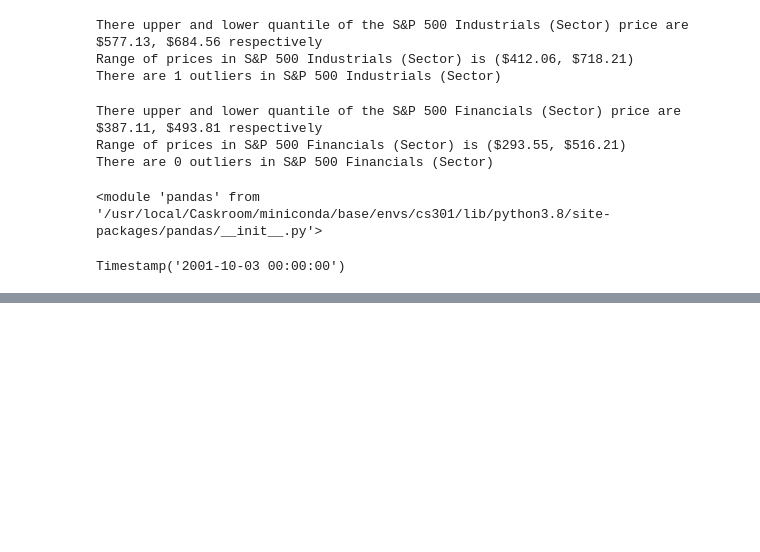
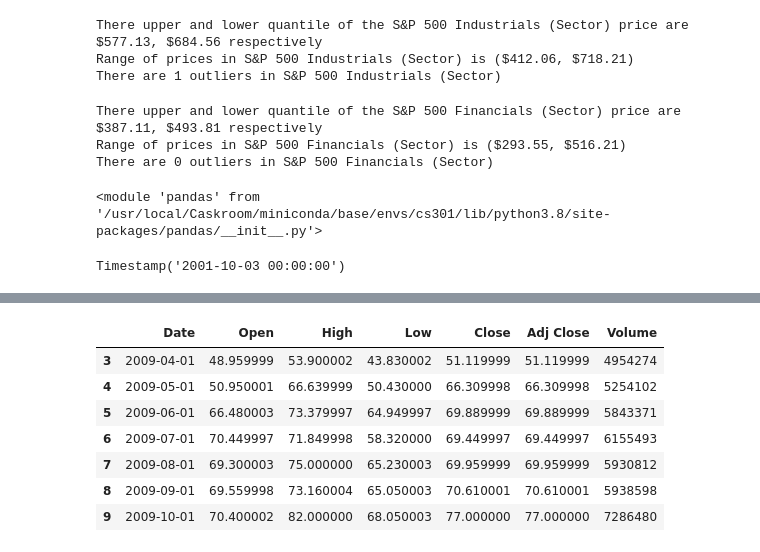
Before and after one commit to cs301-star/CS301, a Jupyter notebook: Analysis of the U.S. Stock Market.ipynb, the cells around one changed output, grey strips where cells are left out. Cells and saved outputs as stored; diff of their text form; code cells hidden in the pictures; blank space fills up the shorter version.

```diff
--- a/Analysis of the U.S. Stock Market.ipynb
+++ b/Analysis of the U.S. Stock Market.ipynb
@@ -459,0 +480,12 @@ show_range(gold_df, 'Date', dynamic_timestamp(2009, 3, 1), dynamic_timestamp(200
+# %%
+# OIL
+get_range(clf_df, 'Date', *swine_dates)
+# %% [output]
+|  | Date | Open | High | Low | Close | Adj Close | Volume |
+| 3 | 2009-04-01 | 48.959999 | 53.900002 | 43.830002 | 51.119999 | 51.119999 | 4954274 |
+| 4 | 2009-05-01 | 50.950001 | 66.639999 | 50.430000 | 66.309998 | 66.309998 | 5254102 |
+| 5 | 2009-06-01 | 66.480003 | 73.379997 | 64.949997 | 69.889999 | 69.889999 | 5843371 |
+| 6 | 2009-07-01 | 70.449997 | 71.849998 | 58.320000 | 69.449997 | 69.449997 | 6155493 |
+| 7 | 2009-08-01 | 69.300003 | 75.000000 | 65.230003 | 69.959999 | 69.959999 | 5930812 |
+| 8 | 2009-09-01 | 69.559998 | 73.160004 | 65.050003 | 70.610001 | 70.610001 | 5938598 |
+| 9 | 2009-10-01 | 70.400002 | 82.000000 | 68.050003 | 77.000000 | 77.000000 | 7286480 |
```
Also changed, not shown: parts of 6 cells of this notebook.
